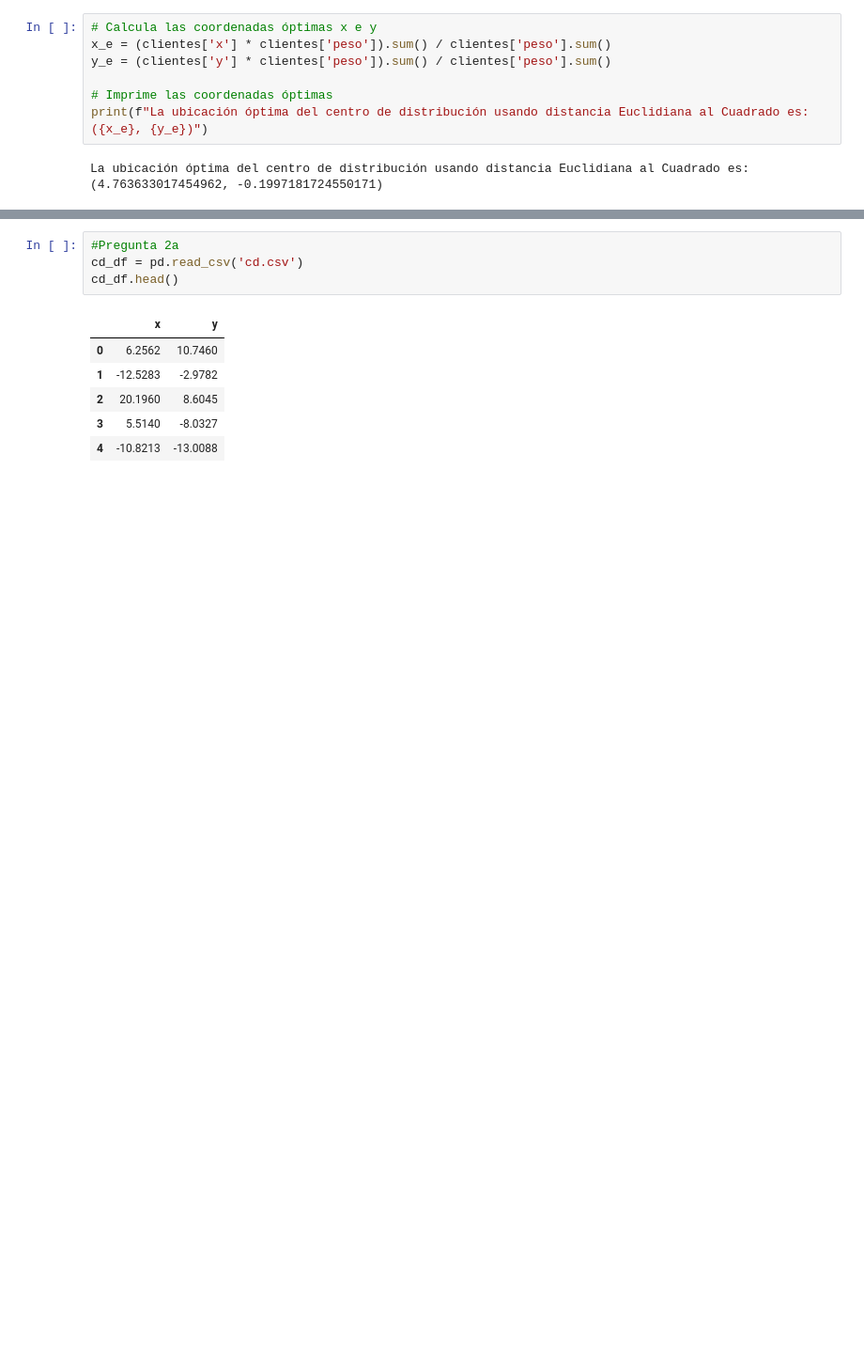
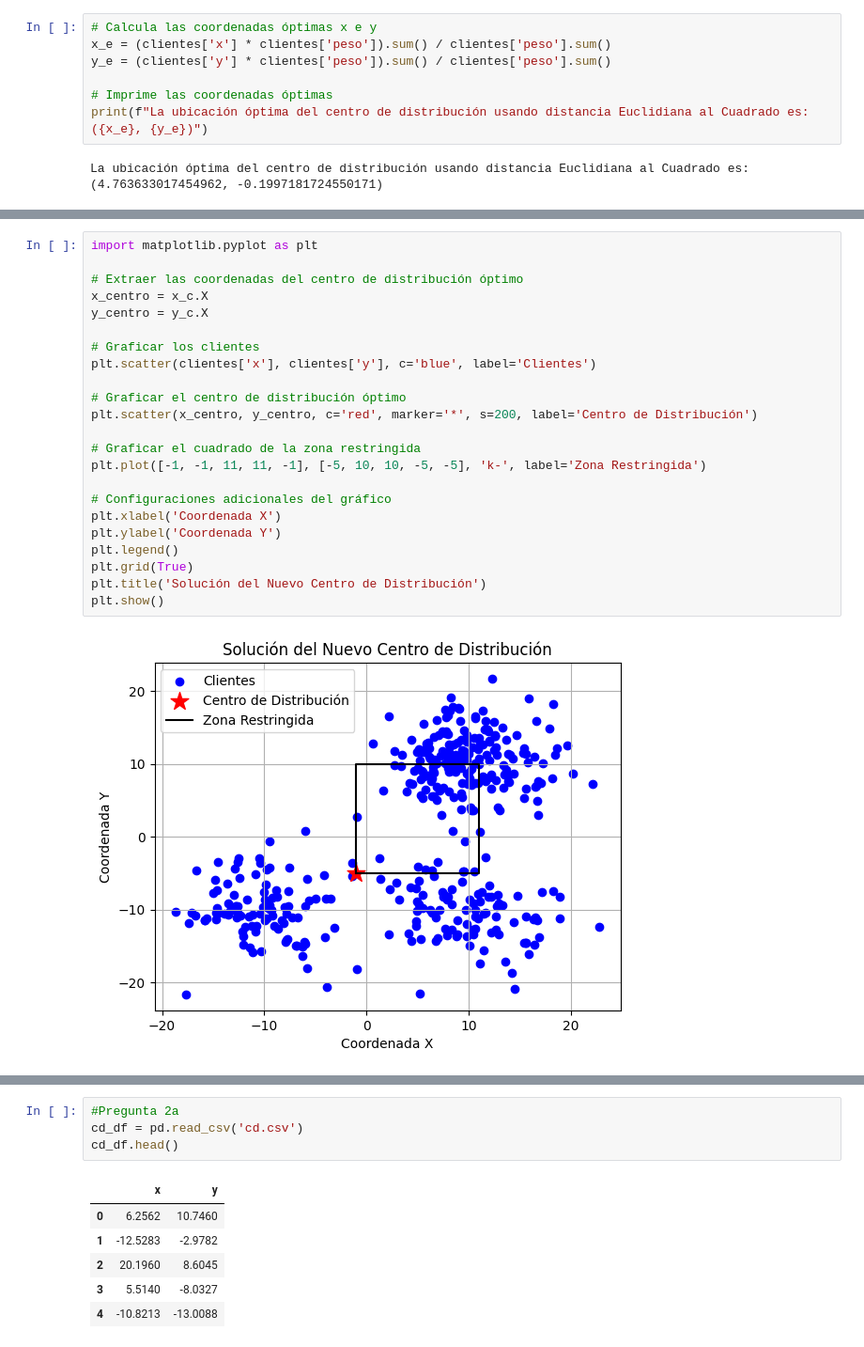
Before and after one commit to MacaMujica/taller-1-cadenas-de-suministros, a Jupyter notebook: tarea1.ipynb, the cells around one changed output, grey strips where cells are left out. Shown at 94% size. Cells and saved outputs as stored; diff of their text form; blank space fills up the shorter version.

```diff
--- a/tarea1.ipynb
+++ b/tarea1.ipynb
@@ -250,0 +275,25 @@ UFuncTypeError: ufunc 'subtract' did not contain a loop with signature matching
+# %%
+import matplotlib.pyplot as plt
+
+# Extraer las coordenadas del centro de distribución óptimo
+x_centro = x_c.X
+y_centro = y_c.X
+
+# Graficar los clientes
+plt.scatter(clientes['x'], clientes['y'], c='blue', label='Clientes')
+
+# Graficar el centro de distribución óptimo
+plt.scatter(x_centro, y_centro, c='red', marker='*', s=200, label='Centro de Distribución')
+
+# Graficar el cuadrado de la zona restringida
+plt.plot([-1, -1, 11, 11, -1], [-5, 10, 10, -5, -5], 'k-', label='Zona Restringida')
+
+# Configuraciones adicionales del gráfico
+plt.xlabel('Coordenada X')
+plt.ylabel('Coordenada Y')
+plt.legend()
+plt.grid(True)
+plt.title('Solución del Nuevo Centro de Distribución')
+plt.show()
+# %% [output]
+[figure, added]
```
Also changed, not shown: parts of 51 cells of this notebook.
